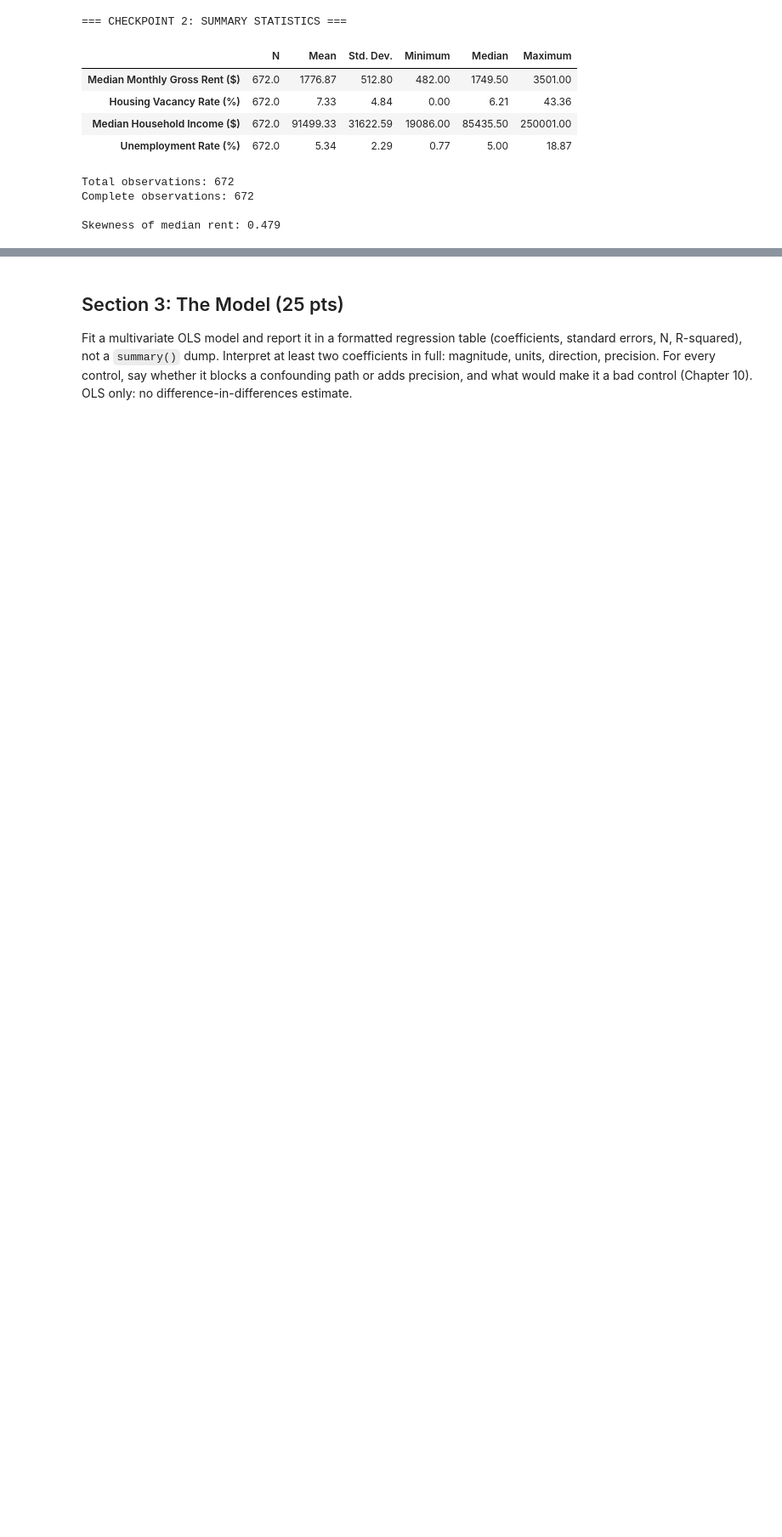
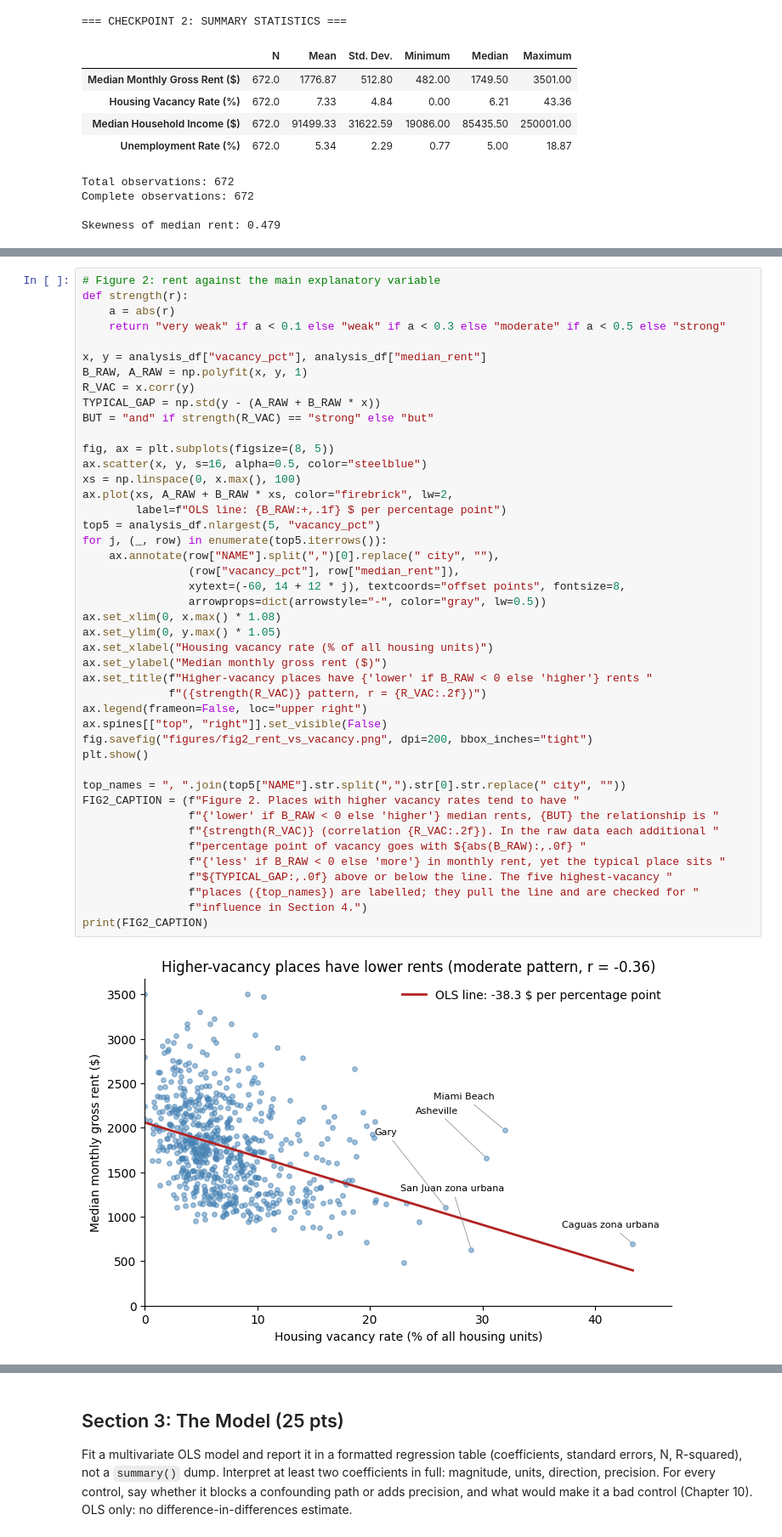
Before and after one commit to diddat/Midterm-Project-Econ_3916_Midterm.ipynb, a Jupyter notebook: midterm_starter.ipynb, the cells around one changed output, grey strips where cells are left out. Shown at 85% size. Drawn from its saved outputs; the diff is of its cells as text; blank space fills up the shorter version.

```diff
--- a/midterm_starter.ipynb
+++ b/midterm_starter.ipynb
@@ -384,0 +455,46 @@ Show the reader the data before any model. At least two figures, each with a cap
+# %%
+# Figure 2: rent against the main explanatory variable
+def strength(r):
+    a = abs(r)
+    return "very weak" if a < 0.1 else "weak" if a < 0.3 else "moderate" if a < 0.5 else "strong"
+
+x, y = analysis_df["vacancy_pct"], analysis_df["median_rent"]
+B_RAW, A_RAW = np.polyfit(x, y, 1)
+R_VAC = x.corr(y)
+TYPICAL_GAP = np.std(y - (A_RAW + B_RAW * x))
+BUT = "and" if strength(R_VAC) == "strong" else "but"
+
+fig, ax = plt.subplots(figsize=(8, 5))
+ax.scatter(x, y, s=16, alpha=0.5, color="steelblue")
+xs = np.linspace(0, x.max(), 100)
+ax.plot(xs, A_RAW + B_RAW * xs, color="firebrick", lw=2,
+        label=f"OLS line: {B_RAW:+,.1f} $ per percentage point")
+top5 = analysis_df.nlargest(5, "vacancy_pct")
+for j, (_, row) in enumerate(top5.iterrows()):
+    ax.annotate(row["NAME"].split(",")[0].replace(" city", ""),
+                (row["vacancy_pct"], row["median_rent"]),
+                xytext=(-60, 14 + 12 * j), textcoords="offset points", fontsize=8,
+                arrowprops=dict(arrowstyle="-", color="gray", lw=0.5))
+ax.set_xlim(0, x.max() * 1.08)
+ax.set_ylim(0, y.max() * 1.05)
+ax.set_xlabel("Housing vacancy rate (% of all housing units)")
+ax.set_ylabel("Median monthly gross rent ($)")
+ax.set_title(f"Higher-vacancy places have {'lower' if B_RAW < 0 else 'higher'} rents "
+             f"({strength(R_VAC)} pattern, r = {R_VAC:.2f})")
+ax.legend(frameon=False, loc="upper right")
+ax.spines[["top", "right"]].set_visible(False)
+fig.savefig("figures/fig2_rent_vs_vacancy.png", dpi=200, bbox_inches="tight")
+plt.show()
+
+top_names = ", ".join(top5["NAME"].str.split(",").str[0].str.replace(" city", ""))
+FIG2_CAPTION = (f"Figure 2. Places with higher vacancy rates tend to have "
+                f"{'lower' if B_RAW < 0 else 'higher'} median rents, {BUT} the relationship is "
+                f"{strength(R_VAC)} (correlation {R_VAC:.2f}). In the raw data each additional "
+                f"percentage point of vacancy goes with ${abs(B_RAW):,.0f} "
+                f"{'less' if B_RAW < 0 else 'more'} in monthly rent, yet the typical place sits "
+                f"${TYPICAL_GAP:,.0f} above or below the line. The five highest-vacancy "
+                f"places ({top_names}) are labelled; they pull the line and are checked for "
+                f"influence in Section 4.")
+print(FIG2_CAPTION)
+# %% [output]
+[figure, added]
```
Also changed, not shown: parts of 30 cells of this notebook.
